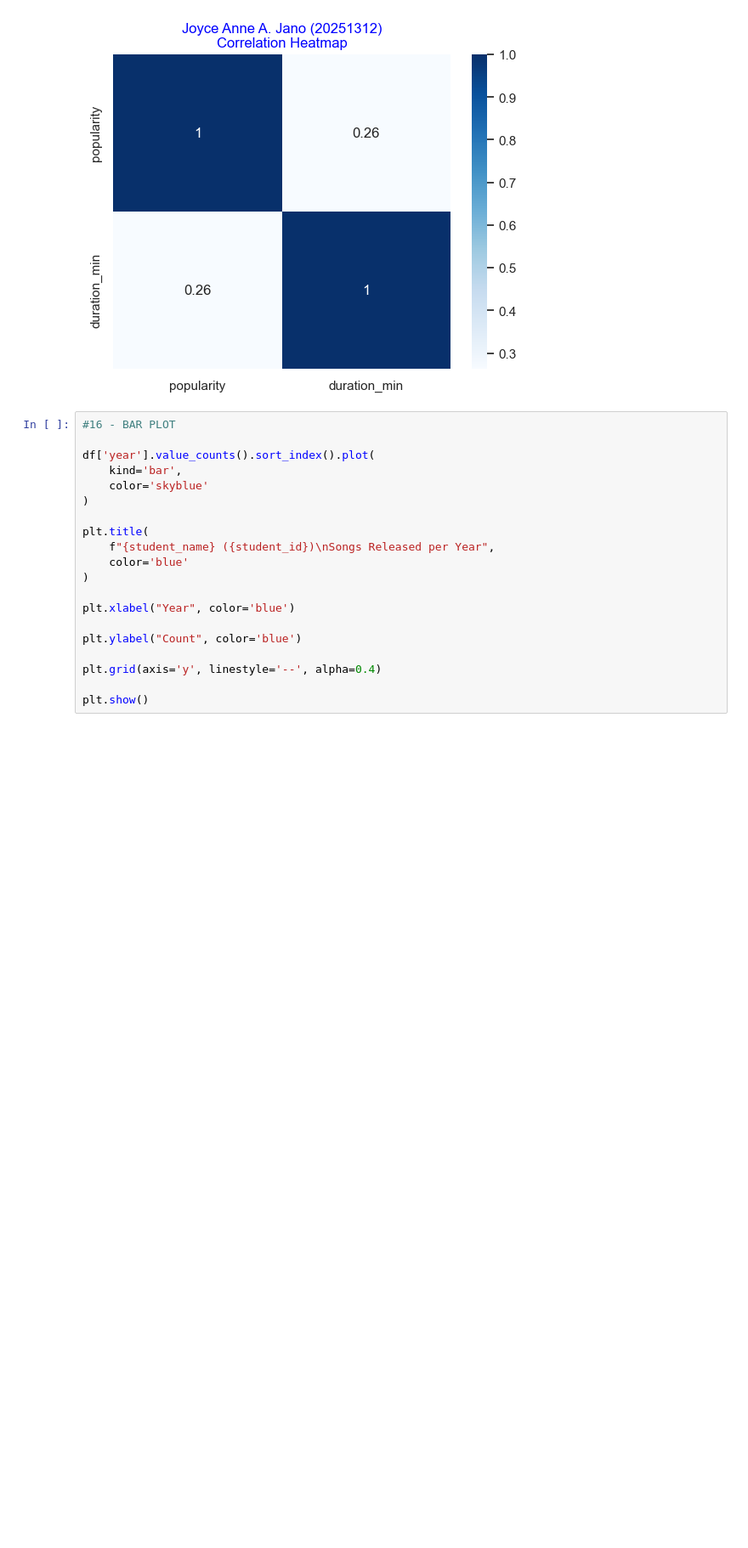
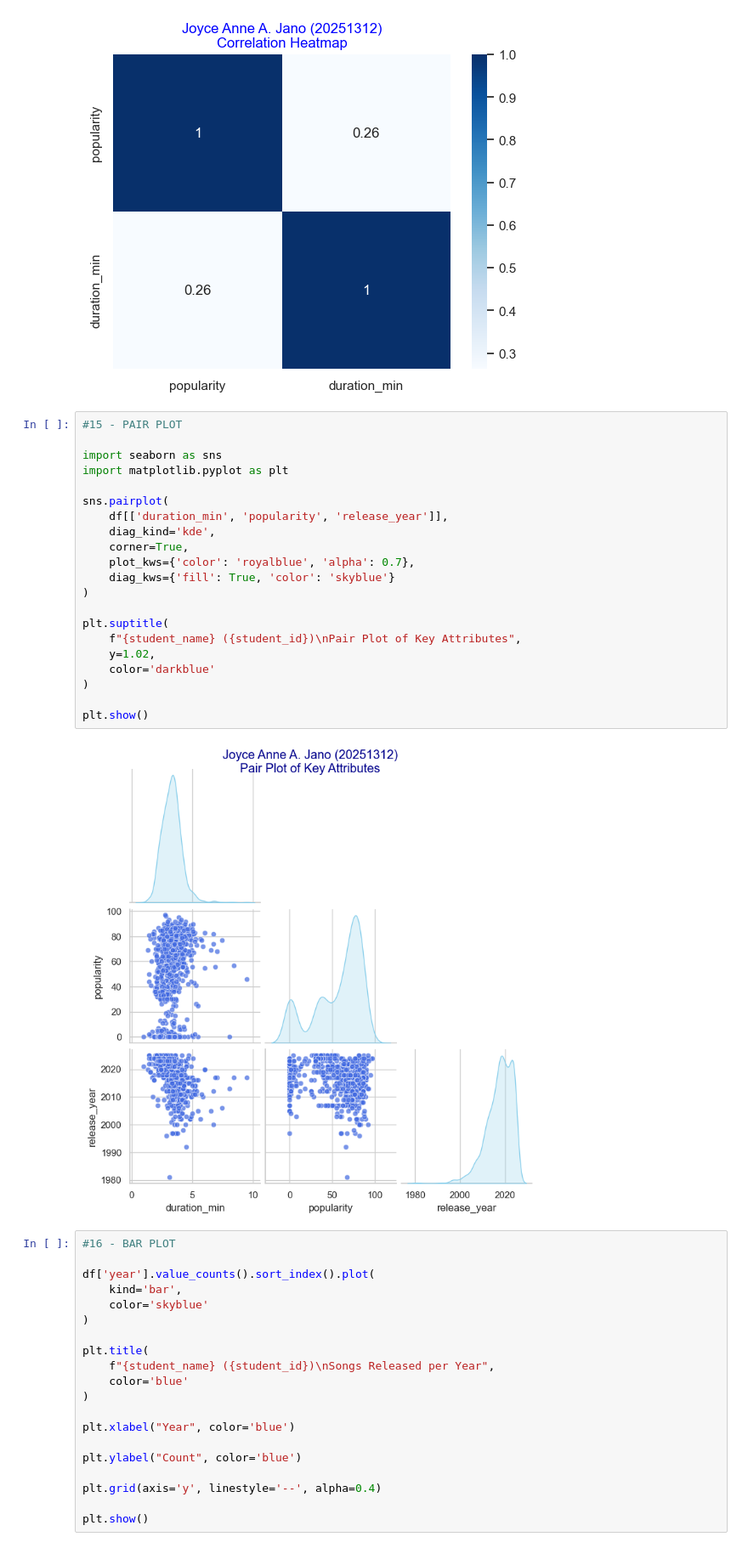
Before and after one commit to joyceannejano/Lab7_DataVisualization_Jano, a Jupyter notebook: lab7_datavisualization_jano.ipynb, the cells around one changed output. Shown at 85% size. Saved outputs shown, nothing was run; the diff lists cells and outputs as text; blank space fills up the shorter version.

Commit message:
Updated Lab 7 pair plot design

```diff
--- a/lab7_datavisualization_jano.ipynb
+++ b/lab7_datavisualization_jano.ipynb
@@ -773,6 +773,29 @@ plt.title(
 plt.show()
 # %% [output]
 [figure]
+# %%
+#15 - PAIR PLOT
+
+import seaborn as sns
+import matplotlib.pyplot as plt
+
+sns.pairplot(
+    df[['duration_min', 'popularity', 'release_year']],
+    diag_kind='kde',
+    corner=True,
+    plot_kws={'color': 'royalblue', 'alpha': 0.7},
+    diag_kws={'fill': True, 'color': 'skyblue'}
+)
+
+plt.suptitle(
+    f"{student_name} ({student_id})\nPair Plot of Key Attributes",
+    y=1.02,
+    color='darkblue'
+)
+
+plt.show()
+# %% [output]
+[figure, added]
 # %%
 #16 - BAR PLOT
 
```
Also changed, not shown: parts of 2 cells of this notebook.
